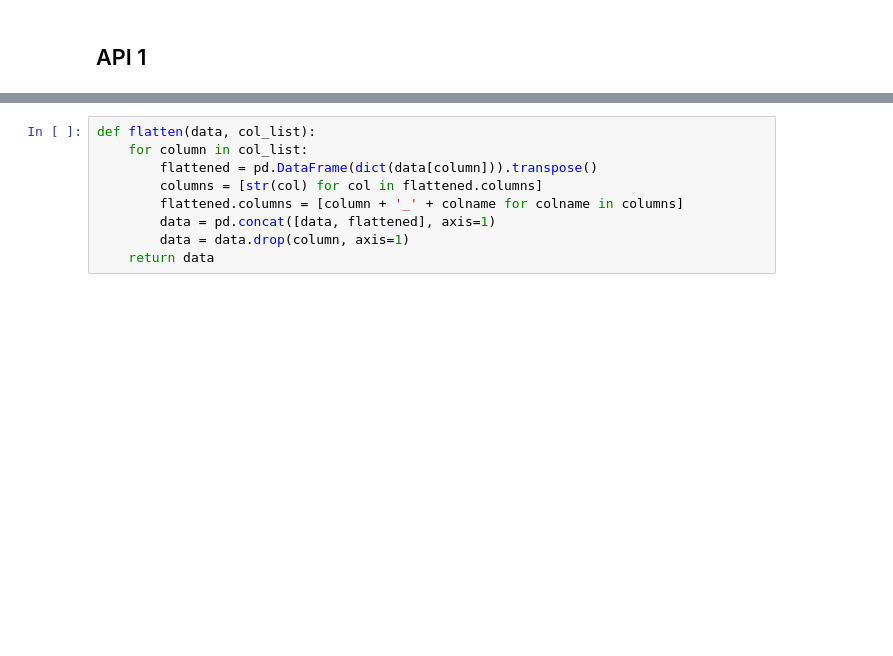
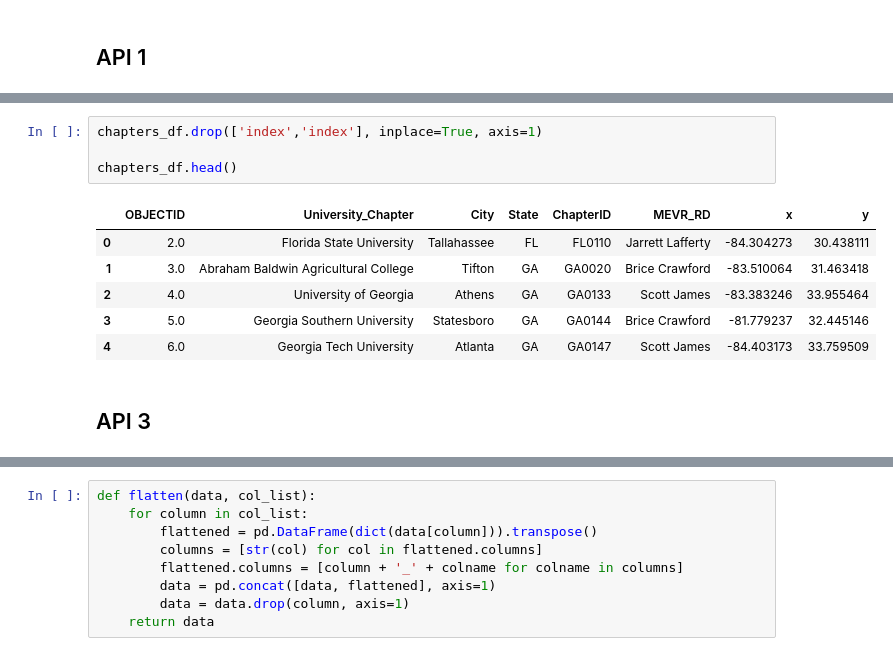
Before and after one commit to ltaylanozgur/Working-With-APIs, a Jupyter notebook: main_notebook.ipynb, the cells around one changed output, grey strips where cells are left out. Drawn from its saved outputs; the diff is of its cells as text; blank space fills up the shorter version.

```diff
--- a/main_notebook.ipynb
+++ b/main_notebook.ipynb
@@ -45,0 +121,13 @@ results
+# %%
+chapters_df.drop(['index','index'], inplace=True, axis=1)
+
+chapters_df.head()
+# %% [output]
+|  | OBJECTID | University_Chapter | City | State | ChapterID | MEVR_RD | x | y |
+| 0 | 2.0 | Florida State University | Tallahassee | FL | FL0110 | Jarrett Lafferty | -84.304273 | 30.438111 |
+| 1 | 3.0 | Abraham Baldwin Agricultural College | Tifton | GA | GA0020 | Brice Crawford | -83.510064 | 31.463418 |
+| 2 | 4.0 | University of Georgia | Athens | GA | GA0133 | Scott James | -83.383246 | 33.955464 |
+| 3 | 5.0 | Georgia Southern University | Statesboro | GA | GA0144 | Brice Crawford | -81.779237 | 32.445146 |
+| 4 | 6.0 | Georgia Tech University | Atlanta | GA | GA0147 | Scott James | -84.403173 | 33.759509 |
+# %% [markdown]
+## API 3
```
Also changed, not shown: parts of 70 cells of this notebook.
